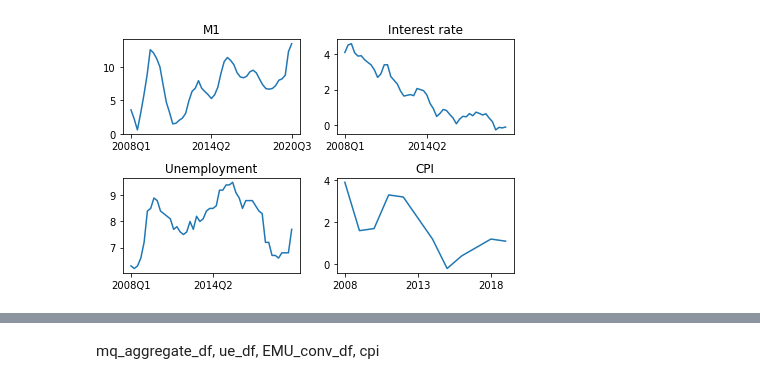
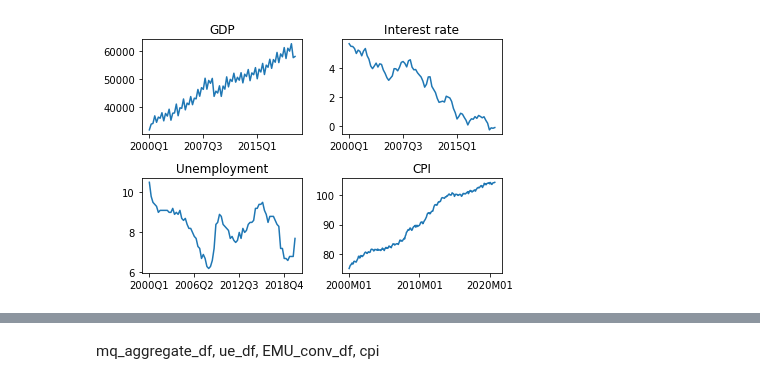
Before and after one commit to SanteriVtj/inflation-and-unemployment-lr, a Jupyter notebook: nb.ipynb, the cells around one changed output, grey strips where cells are left out. Cells and saved outputs as stored; diff of their text form; code cells hidden in the pictures.

Commit message:
data

```diff
--- a/nb.ipynb
+++ b/nb.ipynb
@@ -49,0 +33,7 @@ gdp
+# %%
+gdp = eurostat.get_data_df('namq_10_gdp')
+gdp = gdp[gdp['geo\\time'].str.match('FI') & gdp['unit'].str.match('CP_MEUR') & gdp['s_adj'].str.match('NSA') & gdp['na_item'].str.match('B1GQ')]
+gdp = gdp.drop(gdp.columns[:4], axis=1).dropna(axis=1).iloc[:,::-1]
+gdp = gdp.drop(gdp.columns[:list(gdp.columns).index('2000Q1')], axis=1)
+gdp.index = ['gdp']
+gdp
@@ -50,6 +44,8 @@ gdp
 # %%
 ue_df = eurostat.get_data_df('tipsun30')
-ue_df = ue_df[ue_df['geo\\time'].str.match('FI') & ue_df['unit'].str.match('PC_ACT')]
-ue_df = ue_df.drop(ue_df.columns[:list(ue_df.columns).index('2008Q1')], axis=1)
+ue_df = ue_df[ue_df['geo\\time'].str.match('FI')]
+ue_df = ue_df.drop(ue_df.columns[:5], axis=1).dropna(axis=1)
+ue_df = ue_df.drop(ue_df.columns[:list(ue_df.columns).index('2000Q1')], axis=1)
+ue_df.index = ['une']
 ue_df.head()
 # %% [output]
@@ -59,7 +55,8 @@ ue_df.head()
 # %%
 EMU_conv_df = eurostat.get_data_df('irt_lt_mcby_q')
 EMU_conv_df = EMU_conv_df[EMU_conv_df['geo\\time'].str.match('FI')]
-EMU_conv_df = EMU_conv_df.drop(EMU_conv_df.columns[:3], axis=1).iloc[:,::-1]
-EMU_conv_df = EMU_conv_df.drop(EMU_conv_df.columns[:list(EMU_conv_df.columns).index('2008Q1')], axis=1)
+EMU_conv_df = EMU_conv_df.drop(EMU_conv_df.columns[:3], axis=1).iloc[:,::-1].dropna(axis=1)
+EMU_conv_df = EMU_conv_df.drop(EMU_conv_df.columns[:list(EMU_conv_df.columns).index('2000Q1')], axis=1)
+EMU_conv_df.index = ['int']
 EMU_conv_df.head()
 # %% [output]
@@ -69,11 +66,9 @@ EMU_conv_df.head()
 # %%
-cpi = eurostat.get_data_df('tec00118')
-cpi = cpi[cpi['geo\\time'].str.match('FI')]
-cpi = cpi.drop(cpi.columns[:3], axis=1)
-cpi_q = pd.DataFrame(columns=ue_df.columns, index=[1])
-for i in a.columns:
-    if int(i[:4]) in list(cpi.columns):
-        cpi_q.loc[1,i] = cpi.loc[cpi.index[0], int(i[:4])] ** (1/4)
-cpi = cpi_q
+cpi = eurostat.get_data_df('ei_cphi_m')
+cpi = cpi[cpi['geo\\time'].str.match('FI') & cpi['indic'].str.match('CP-HI00')]
+cpi = cpi.drop(cpi.index[1:])
+cpi = cpi.drop(cpi.columns[:4], axis=1).dropna(axis=1).iloc[:, ::-1]
+cpi = cpi.drop(cpi.columns[:list(cpi.columns).index('2000M01')], axis=1)
+cpi.index = ['cpi']
 cpi.head()
 # %% [output]
@@ -83,17 +78,17 @@ cpi.head()
 # %%
 fig, axs = plt.subplots(2,2)
-axs[0,0].plot(mq_aggregate_df.iloc[0])
-axs[0,0].set_xticks([i for e, i in enumerate(mq_aggregate_df.columns) if e % 25 == 0])
-axs[0,0].set_title('M1')
+axs[0,0].plot(gdp.iloc[0])
+axs[0,0].set_xticks([i for e, i in enumerate(gdp.columns) if e % 30 == 0])
+axs[0,0].set_title('GDP')
 axs[1,0].plot(ue_df.iloc[0])
 axs[1,0].set_title('Unemployment')
 axs[1,0].set_xticks([i for e, i in enumerate(ue_df.columns) if e % 25 == 0])
 axs[0,1].plot(EMU_conv_df.iloc[0])
 axs[0,1].set_title('Interest rate')
-axs[0,1].set_xticks([i for e, i in enumerate(EMU_conv_df.columns) if e % 25 == 0])
+axs[0,1].set_xticks([i for e, i in enumerate(EMU_conv_df.columns) if e % 30 == 0])
 axs[1,1].plot(cpi.iloc[0])
 axs[1,1].set_title('CPI')
-axs[1,1].set_xticks([i for e, i in enumerate(cpi.columns) if e % 5 == 0])
+axs[1,1].set_xticks([i for e, i in enumerate(cpi.columns) if e % 120 == 0])
 fig.tight_layout()
 # %% [output]
-[figure, old version]
+[figure, new version]
```
Also changed, not shown: parts of 7 cells of this notebook.
